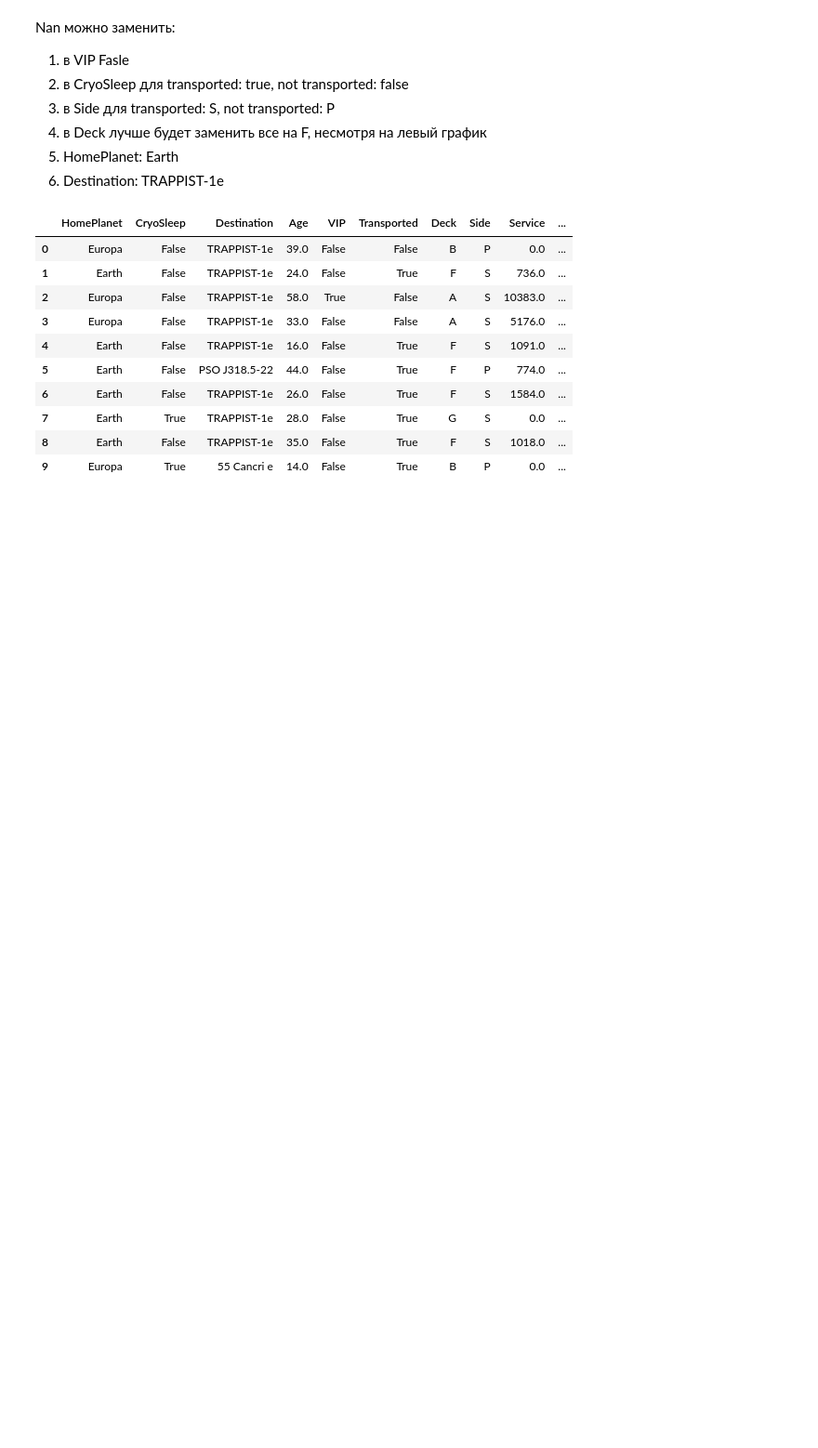
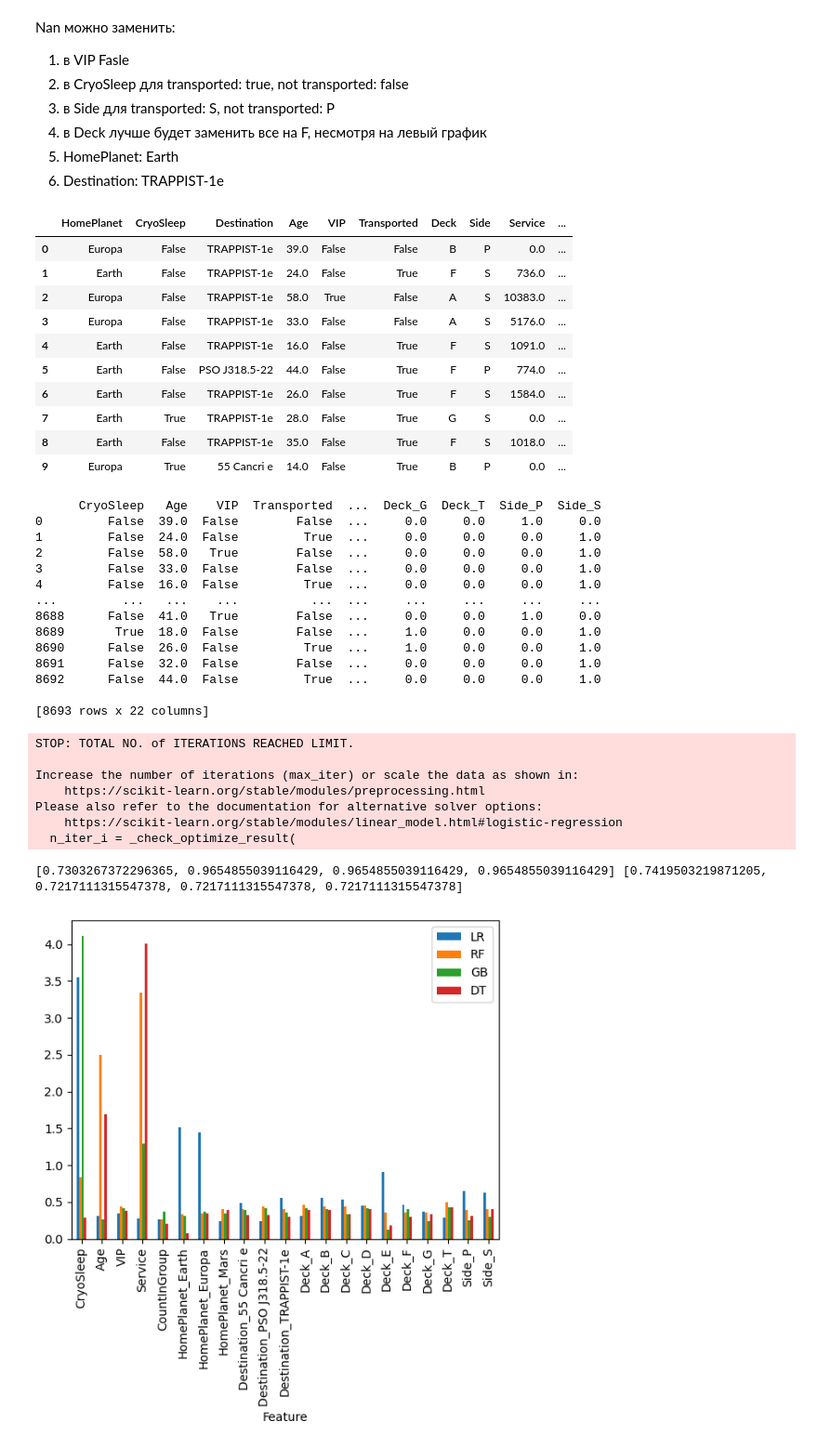
Before and after one commit to Arnoochka/SpaceShip-analysis, a Jupyter notebook: SpaceShip-analysis.ipynb, the cells around one changed output. Shown at 93% size. Drawn from its saved outputs; the diff is of its cells as text; code cells hidden in the pictures; blank space fills up the shorter version.

```diff
--- a/SpaceShip-analysis.ipynb
+++ b/SpaceShip-analysis.ipynb
@@ -574,3 +587,22 @@ df.head(10)
 | 7 | Earth | True | TRAPPIST-1e | 28.0 | False | True | G | S | 0.0 | ... |
 | 8 | Earth | False | TRAPPIST-1e | 35.0 | False | True | F | S | 1018.0 | ... |
 | 9 | Europa | True | 55 Cancri e | 14.0 | False | True | B | P | 0.0 | ... |
+# %%
+def encode_onehot(df: pd.DataFrame) -> pd.DataFrame:
+
+    categorical_cols = ['HomePlanet', 'Destination', 'Deck', 'Side']
+    encoder = OneHotEncoder()
+    encoded_features = encoder.fit_transform(df[categorical_cols])
+    encoded_df = pd.DataFrame(encoded_features.toarray(), columns=encoder.get_feature_names_out())
+    data_encoded = pd.concat([df, encoded_df], axis=1)
+    data_encoded = data_encoded.drop(columns=categorical_cols)
+    print(data_encoded)
+    return data_encoded
+
+def encode_label(df: pd.DataFrame) -> pd.DataFrame:
+    data_encoded = df.copy()
+    categorical_cols = ['HomePlanet', 'Destination', 'Deck', 'Side']
+    encoder = LabelEncoder()
+    for col in categorical_cols:
+        data_encoded[col] = encoder.fit_transform(data_encoded[col])
+    return data_encoded
@@ -576,0 +679,30 @@ df.head(10)
+# %%
+acc_train, acc_test = feature_importances(
+    encode_onehot(df)
+    )
+
+print(acc_train, acc_test)
+# %% [output]
+      CryoSleep   Age    VIP  Transported  ...  Deck_G  Deck_T  Side_P  Side_S
+0         False  39.0  False        False  ...     0.0     0.0     1.0     0.0
+1         False  24.0  False         True  ...     0.0     0.0     0.0     1.0
+2         False  58.0   True        False  ...     0.0     0.0     0.0     1.0
+3         False  33.0  False        False  ...     0.0     0.0     0.0     1.0
+4         False  16.0  False         True  ...     0.0     0.0     0.0     1.0
+...         ...   ...    ...          ...  ...     ...     ...     ...     ...
+8688      False  41.0   True        False  ...     0.0     0.0     1.0     0.0
+8689       True  18.0  False        False  ...     1.0     0.0     0.0     1.0
+8690      False  26.0  False         True  ...     1.0     0.0     0.0     1.0
+8691      False  32.0  False        False  ...     0.0     0.0     0.0     1.0
+8692      False  44.0  False         True  ...     0.0     0.0     0.0     1.0
+
+[8693 rows x 22 columns]
+STOP: TOTAL NO. of ITERATIONS REACHED LIMIT.
+
+Increase the number of iterations (max_iter) or scale the data as shown in:
+    https://scikit-learn.org/stable/modules/preprocessing.html
+Please also refer to the documentation for alternative solver options:
+    https://scikit-learn.org/stable/modules/linear_model.html#logistic-regression
+  n_iter_i = _check_optimize_result(
+[0.7303267372296365, 0.9654855039116429, 0.9654855039116429, 0.9654855039116429] [0.7419503219871205, 0.7217111315547378, 0.7217111315547378, 0.7217111315547378]
+[figure, added]
```
Also changed, not shown: parts of 13 cells of this notebook, 1 other file.
